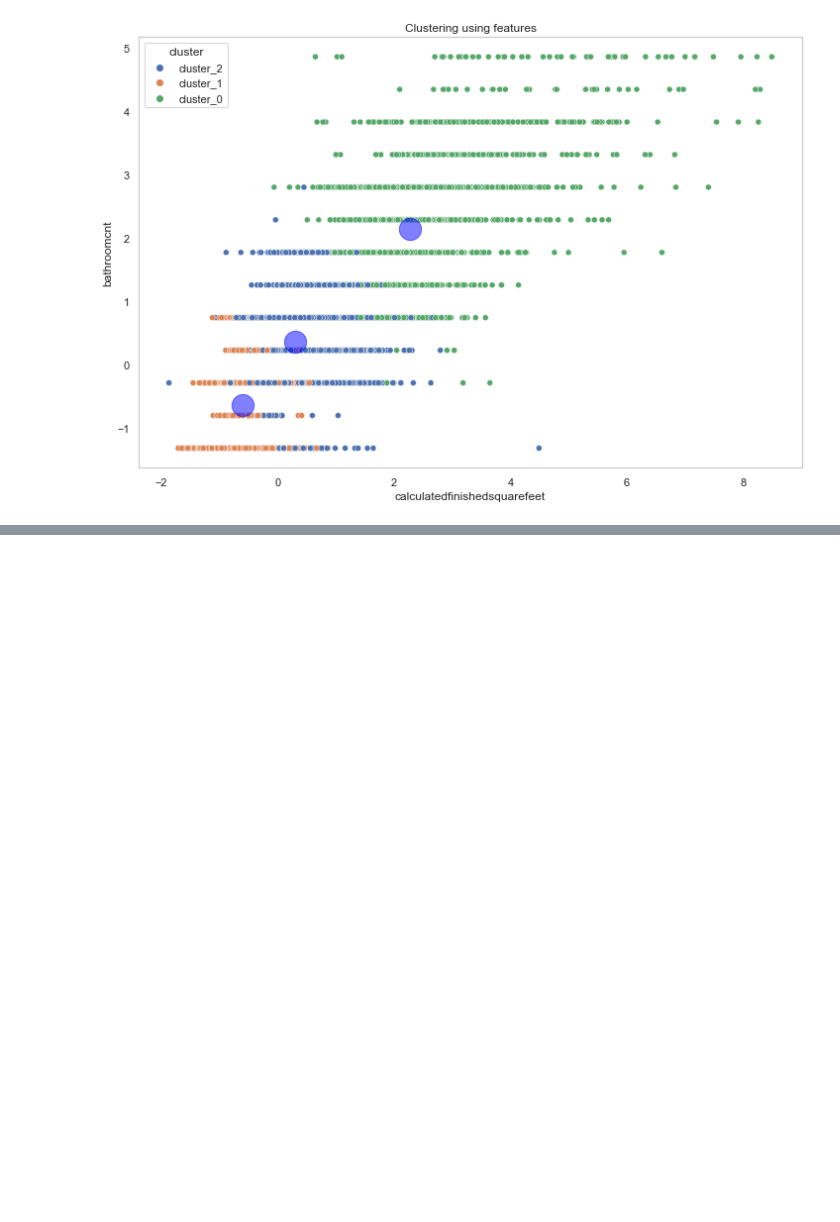
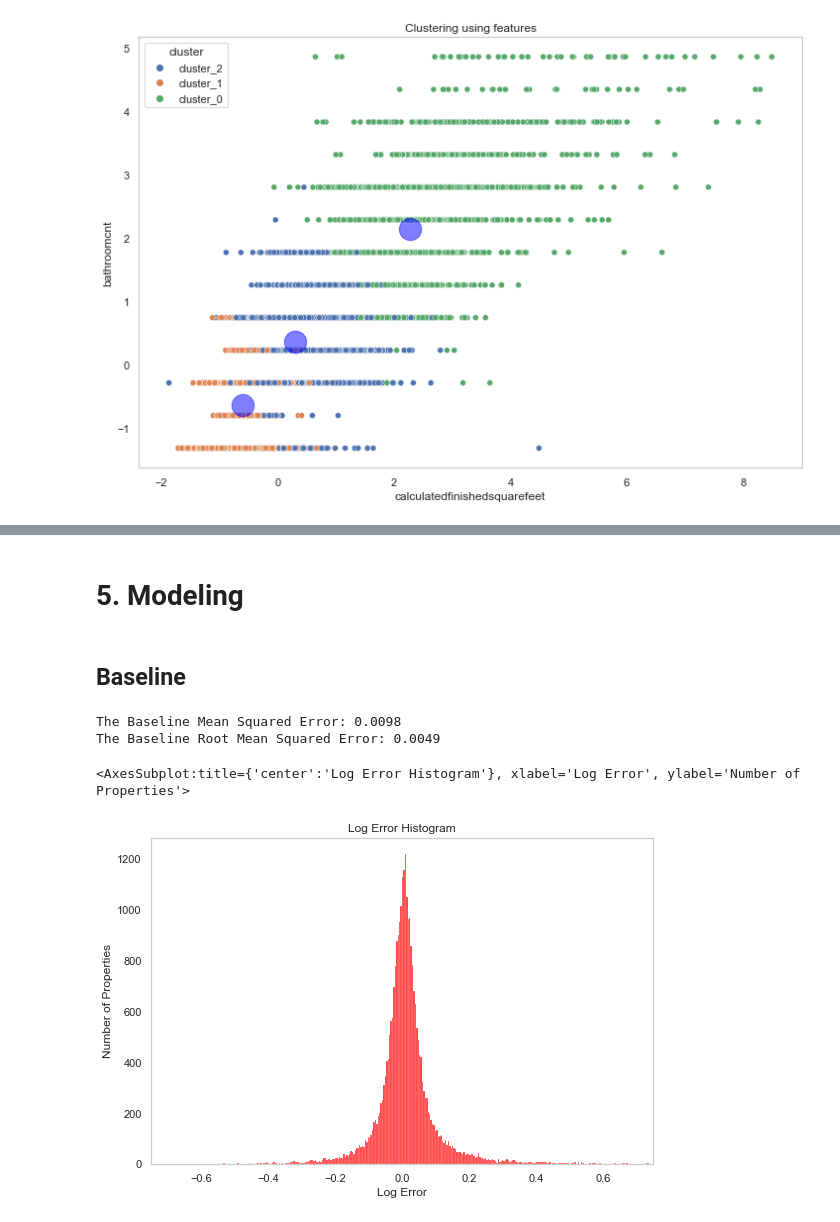
Before and after one commit to jamesallen0351/clustering-project, a Jupyter notebook: zillow_notebook.ipynb, the cells around one changed output, grey strips where cells are left out. Saved outputs shown, nothing was run; the diff lists cells and outputs as text; code cells hidden in the pictures; blank space fills up the shorter version.

Commit message:
add models to notebook in progress

```diff
--- a/zillow_notebook.ipynb
+++ b/zillow_notebook.ipynb
@@ -451,0 +470,31 @@ plt.title('Clustering using features');
+# %% [markdown]
+# 5. Modeling
+# %% [markdown]
+## Baseline
+# %%
+# setting baseline to logerror mean
+baseline = train.logerror.mean()
+
+# calculating MSE with y_train and baseline
+baseline_mse = mean_squared_error(y_train, np.full(y_train.shape, baseline))
+baseline_rmse = baseline_mse**1/2
+
+print('The Baseline Mean Squared Error:', round(baseline_mse,5))
+print('The Baseline Root Mean Squared Error:', round(baseline_rmse,5))
+# %% [output]
+The Baseline Mean Squared Error: 0.0098
+The Baseline Root Mean Squared Error: 0.0049
+# %%
+# distribution of log error, to help determine baseline
+plt.figure(figsize=(9, 6))
+plt.title('Log Error Histogram')
+
+plt.xlabel('Log Error')
+plt.xlim(-.75,.75)
+
+plt.ylabel('Number of Properties')
+
+sns.histplot(train.logerror, color='red')
+# %% [output]
+<AxesSubplot:title={'center':'Log Error Histogram'}, xlabel='Log Error', ylabel='Number of Properties'>
+[figure, added]
```
Also changed, not shown: parts of 27 cells of this notebook.
